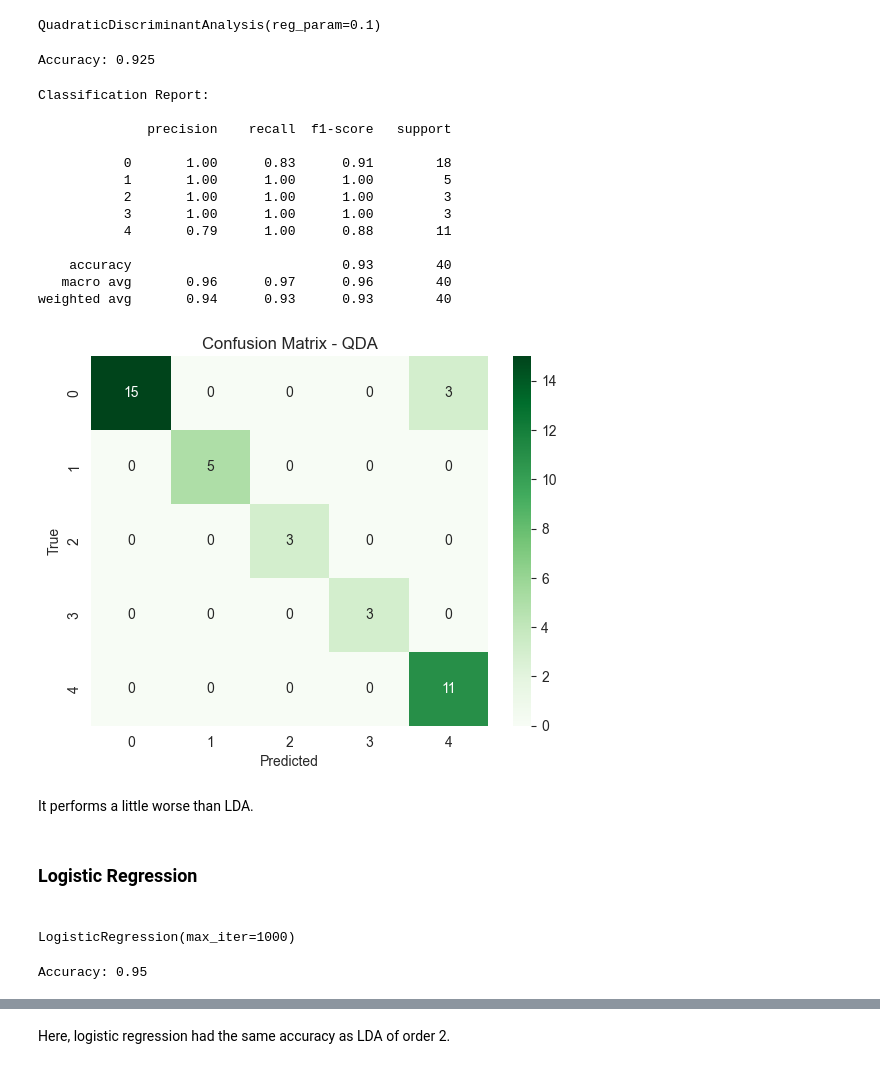
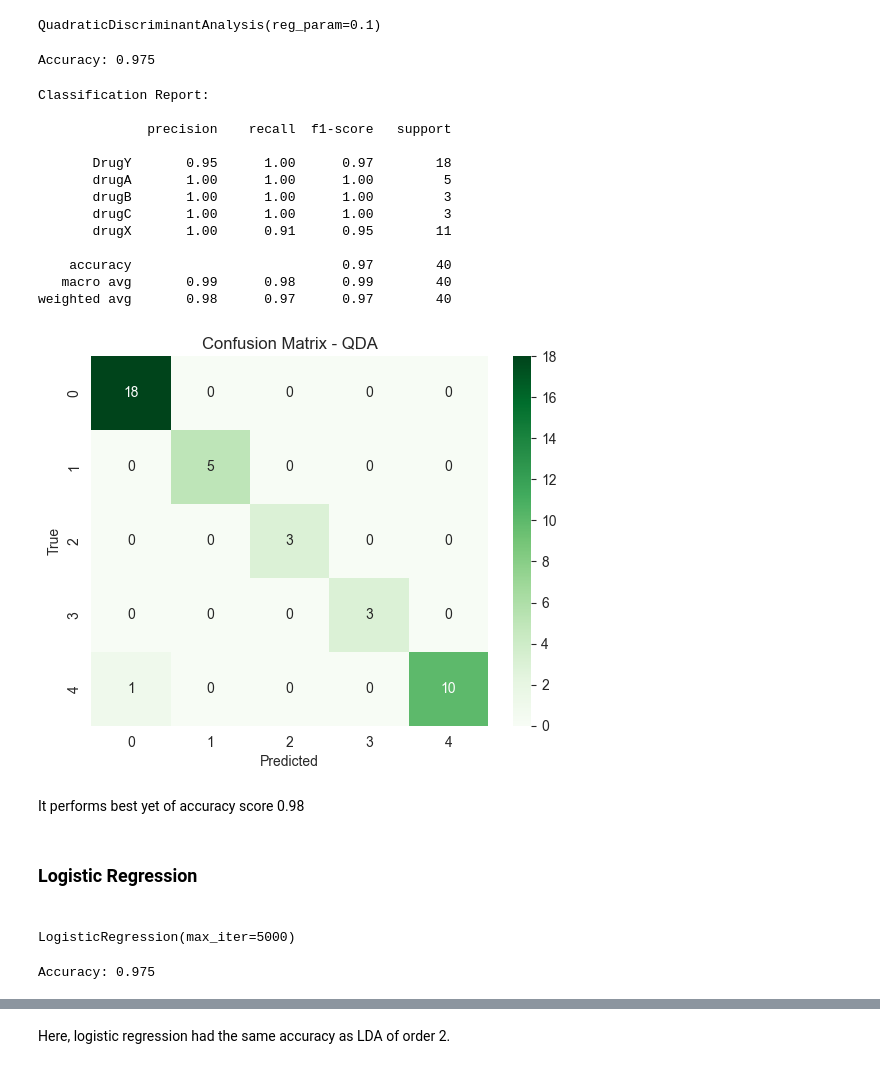
Before and after one commit to yashdeshpandex1/drug_classification, a Jupyter notebook: drug_classification.ipynb, the cells around one changed output, grey strips where cells are left out. Saved outputs shown, nothing was run; the diff lists cells and outputs as text; code cells hidden in the pictures.

```diff
--- a/drug_classification.ipynb
+++ b/drug_classification.ipynb
@@ -273,7 +268,7 @@ from sklearn.preprocessing import PolynomialFeatures
 <h3> Linear Discriminant Analysis <h3>
 # %%
 lda = LinearDiscriminantAnalysis()
-lda.fit(encoded_X_train, encoded_y_train)
+lda.fit(X_train, y_train)
 # %% [output]
 LinearDiscriminantAnalysis()
 # %%
@@ -313,12 +308,12 @@ LDA does quite well here with an accuracy score of 0.85
 # %%
 for i in range(1, 4):
     poly = PolynomialFeatures(degree=i, include_bias=False)
-    X_train_poly = poly.fit_transform(encoded_X_train)
-    X_test_poly = poly.transform(encoded_X_test)
+    X_train_poly = poly.fit_transform(X_train)
+    X_test_poly = poly.transform(X_test)
 
     lda_poly = LinearDiscriminantAnalysis()
-    lda_poly.fit(X_train_poly, encoded_y_train)
+    lda_poly.fit(X_train_poly, y_train)
     y_pred_poly = lda_poly.predict(X_test_poly)
 
-    print(f"Accuracy (degree = {i}): {accuracy_score(encoded_y_test, y_pred_poly)}")
+    print(f"Accuracy (degree = {i}): {accuracy_score(y_test, y_pred_poly)}")
 # %% [output]
@@ -331,53 +326,54 @@ Here, we get the highest accuracy at 2nd degree.
 <h3> Quadratic Discriminant Analysis <h3>
 # %%
 qda = QuadraticDiscriminantAnalysis(reg_param=0.1)
-qda.fit(encoded_X_train, encoded_y_train)
+qda.fit(X_train, y_train)
 # %% [output]
 QuadraticDiscriminantAnalysis(reg_param=0.1)
 # %%
-y_pred_qda = qda.predict(encoded_X_test)
-print(f"Accuracy: {qda.score(encoded_X_test, encoded_y_test)}")
+y_pred_qda = qda.predict(X_test)
+print(f"Accuracy: {qda.score(X_test, y_test)}")
 # %% [output]
-Accuracy: 0.925
+Accuracy: 0.975
 # %%
 print("Classification Report:\n")
-print(classification_report(encoded_y_test, y_pred_qda))
+print(classification_report(y_test, y_pred_qda))
 
 # Confusion matrix
-cm = confusion_matrix(encoded_y_test, y_pred_qda)
+cm = confusion_matrix(y_test, y_pred_qda)
 sns.heatmap(cm, annot=True, fmt='d', cmap='Greens')
 plt.xlabel('Predicted')
 plt.ylabel('True')
 plt.title('Confusion Matrix - QDA')
 plt.show()
 # %% [output]
 Classification Report:
 
               precision    recall  f1-score   support
 
-           0       1.00      0.83      0.91        18
-           1       1.00      1.00      1.00         5
-           2       1.00      1.00      1.00         3
-           3       1.00      1.00      1.00         3
-           4       0.79      1.00      0.88        11
+       DrugY       0.95      1.00      0.97        18
+       drugA       1.00      1.00      1.00         5
+       drugB       1.00      1.00      1.00         3
+       drugC       1.00      1.00      1.00         3
+       drugX       1.00      0.91      0.95        11
 
-    accuracy                           0.93        40
-   macro avg       0.96      0.97      0.96        40
-weighted avg       0.94      0.93      0.93        40
+    accuracy                           0.97        40
+   macro avg       0.99      0.98      0.99        40
+weighted avg       0.98      0.97      0.97        40
-[figure, old version]
+[figure, new version]
 # %% [markdown]
-It performs a little worse than LDA.
+It performs best yet of accuracy score 0.98
 # %% [markdown]
 <h3> Logistic Regression <h3>
 # %%
-log_reg = LogisticRegression(max_iter=1000)
-log_reg.fit(encoded_X_train, encoded_y_train)
+log_reg = LogisticRegression(max_iter=5000)
+log_reg.fit(X_train, y_train)
 # %% [output]
-LogisticRegression(max_iter=1000)
+LogisticRegression(max_iter=5000)
 # %%
-y_pred_log_reg = log_reg.predict(encoded_X_test)
-print(f"Accuracy: {log_reg.score(encoded_X_test, encoded_y_test)}")
+y_pred_log_reg = log_reg.predict(X_test)
+LRacc = accuracy_score(y_pred_log_reg, y_test)
+print(f"Accuracy: {LRacc}")
 # %% [output]
-Accuracy: 0.95
+Accuracy: 0.975
 # %%
 print("Classification Report:\n")
```
Also changed, not shown: parts of 11 cells of this notebook.
